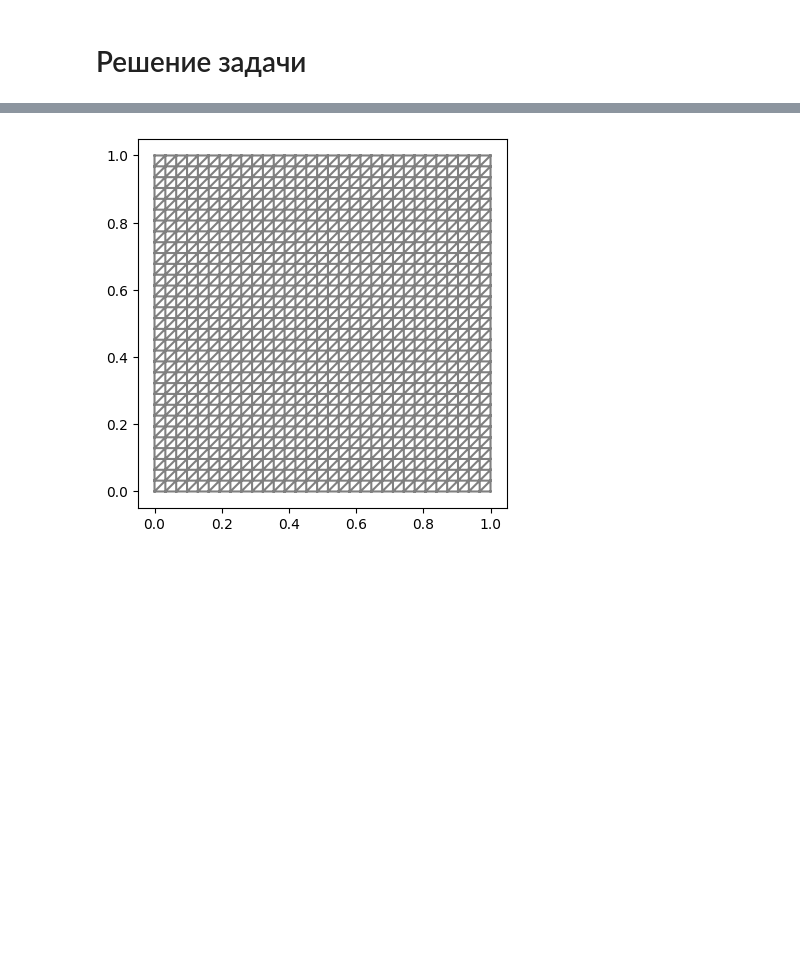
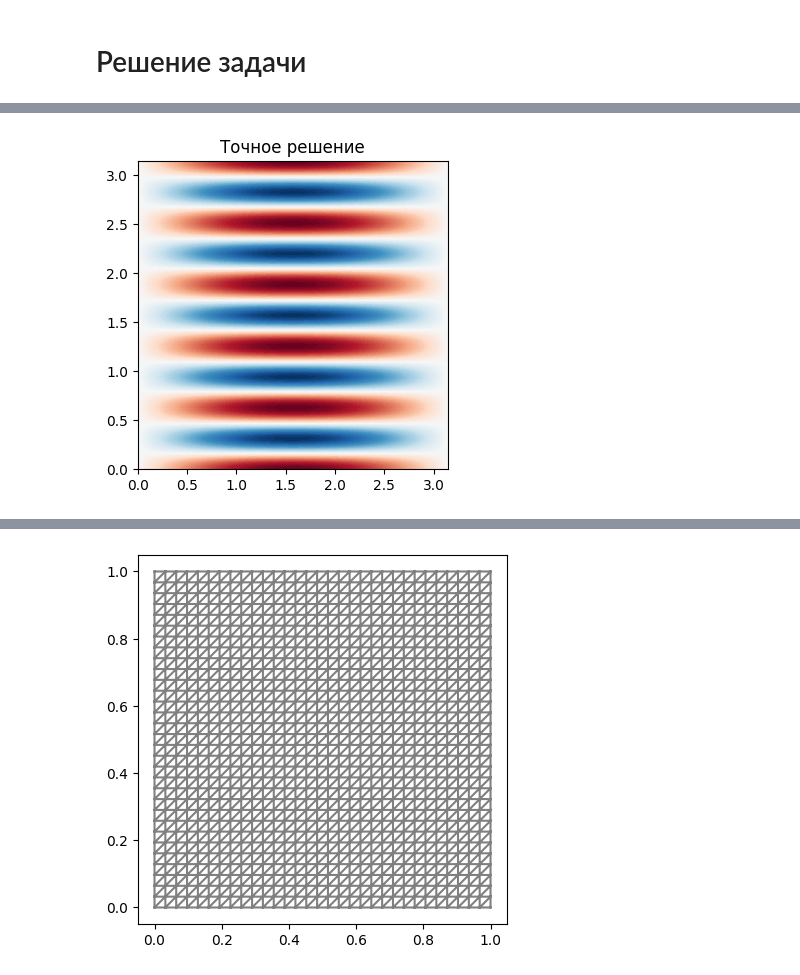
Before and after one commit to Pisarenkova/KT_2025, a Jupyter notebook: Копия_блокнота_"fenics_ipynb".ipynb, the cells around one changed output, grey strips where cells are left out. Cells and saved outputs as stored; diff of their text form; code cells hidden in the pictures; blank space fills up the shorter version.

```diff
--- a/Копия_блокнота_"fenics_ipynb".ipynb
+++ b/Копия_блокнота_"fenics_ipynb".ipynb
@@ -166,0 +179,80 @@ plt.show()
+# %%
+ f_exp='sin(x[0])*cos(10*x[1])'
+
+ # Определяем функцию f
+def f(x, y):
+    return np.sin(x) * np.cos(10*y)
+
+ # Точное решение
+def exact_solution(x, y):
+    return np.sin(x) * np.cos(10*y)
+
+ # Визуализация точного решения
+plt.figure(figsize=(4, 4))
+
+x = np.linspace(0, np.pi, 100)
+y = np.linspace(0, np.pi, 100)
+
+# x = np.linspace(0, 1, 100)
+# y = np.linspace(0, 1, 100)
+
+X, Y = np.meshgrid(x, y)
+Z_exact = exact_solution(X, Y)
+plt.contourf(X, Y, Z_exact, levels=100, cmap='RdBu_r')
+plt.title('Точное решение')
+
+# Визуализация
+def plot_solutions(mesh, numerical_solution):
+    plt.figure(figsize=(4, 4))
+
+    # Визуализация численного решения
+    plot(numerical_solution, title='Численное решение МКЭ', levels=100, cmap='RdBu_r')
+
+
+    # Визуализация разности
+    #Z_numerical = np.array([numerical_solution(x, y) for x in X.flatten() for y in Y.flatten()]).reshape(X.shape)
+    #Z_diff = np.abs(Z_numerical - Z_exact)
+    #plt.figure()
+    #plt.contourf(X, Y, Z_diff, levels=50)
+    #plt.title('Difference |Numerical - Exact|')
+    #plt.colorbar()
+    plt.show()
+
+#plot_solutions(mesh, numerical_solution)
+#plot_solutions(mesh,)
+
+# Основной цикл для анализа зависимости от h
+h_values = [0.1, 0.05, 0.025]
+errors_L2 = []
+errors_C = []
+errors_H1 = []
+
+for h in h_values:
+    mesh, numerical_solution = solve_pde(f_exp,h)
+
+    plot_solutions(mesh, numerical_solution)
+
+    # Вычисление ошибок
+    exact_sol = interpolate(Expression(f_exp, degree=2), numerical_solution.function_space())
+    error_L2 = errornorm(exact_sol, numerical_solution, 'L2')
+    error_C = np.max(np.abs(numerical_solution.vector().get_local() - exact_sol.vector().get_local()))
+    error_H1 = errornorm(exact_sol, numerical_solution, 'H1')
+
+    errors_L2.append(error_L2)
+    errors_C.append(error_C)
+    errors_H1.append(error_H1)
+
+
+# Визуализация зависимости ошибок от h
+plt.figure()
+plt.loglog(h_values, errors_L2, label='L2 Error', marker='o')
+plt.loglog(h_values, errors_C, label='C Error', marker='x')
+plt.loglog(h_values, errors_H1, label='H1 Error', marker='s')
+plt.xlabel('Шаг h')
+plt.ylabel('Ошибка')
+plt.title('Анализ ошибок')
+plt.legend()
+plt.grid()
+plt.show()
+# %% [output]
+[figure, added]
```
Also changed, not shown: parts of 8 cells of this notebook.
